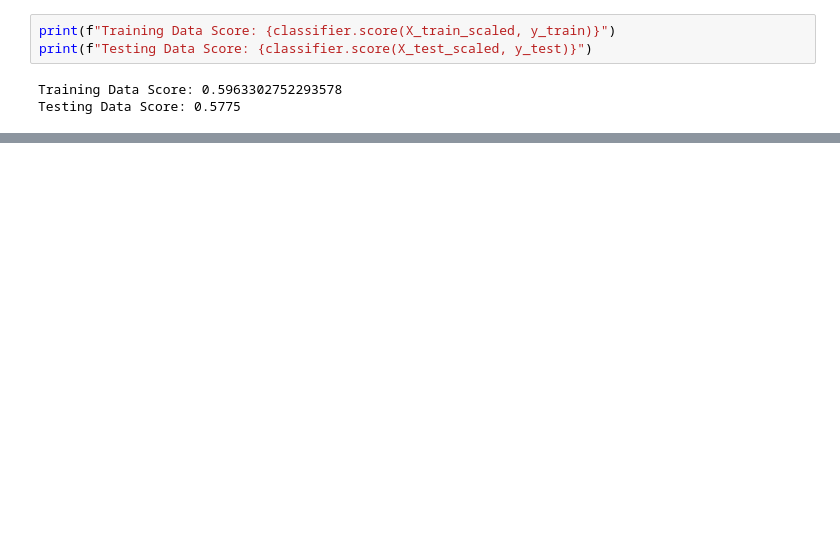
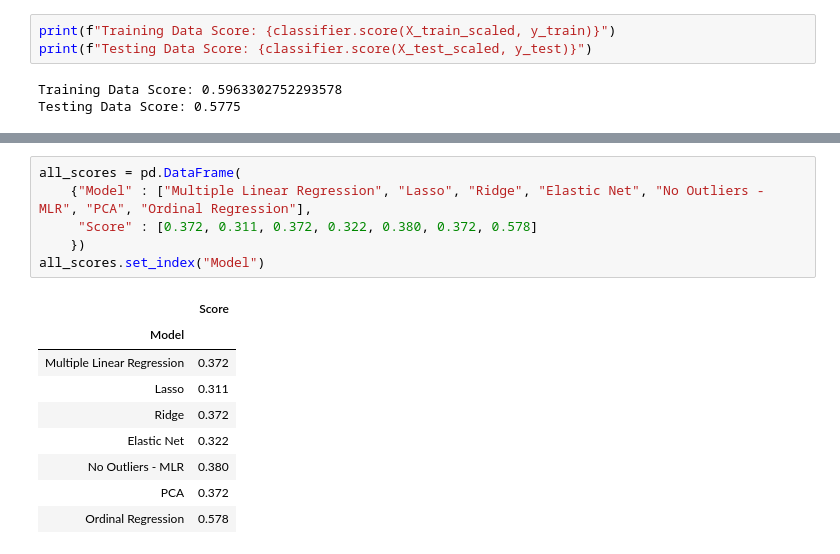
Before and after one commit to calderon0423/Perfectly_Paired, a Jupyter notebook: Red_Analysis/Red_Wine_Regression.ipynb, the cells around one changed output, grey strips where cells are left out. Cells and saved outputs as stored; diff of their text form; blank space fills up the shorter version.

```diff
--- a/Red_Analysis/Red_Wine_Regression.ipynb
+++ b/Red_Analysis/Red_Wine_Regression.ipynb
@@ -449,3 +483,19 @@ comparison.head(10)
 | 7 | 5 | 5 |
 | 8 | 5 | 6 |
 | 9 | 6 | 6 |
+# %%
+all_scores = pd.DataFrame(
+    {"Model" : ["Multiple Linear Regression", "Lasso", "Ridge", "Elastic Net", "No Outliers - MLR", "PCA", "Ordinal Regression"],
+     "Score" : [0.372, 0.311, 0.372, 0.322, 0.380, 0.372, 0.578]
+    })
+all_scores.set_index("Model")
+# %% [output]
+|  | Score |
+| Model |  |
+| Multiple Linear Regression | 0.372 |
+| Lasso | 0.311 |
+| Ridge | 0.372 |
+| Elastic Net | 0.322 |
+| No Outliers - MLR | 0.380 |
+| PCA | 0.372 |
+| Ordinal Regression | 0.578 |
```
Also changed, not shown: parts of 14 cells of this notebook, 11 other files.
